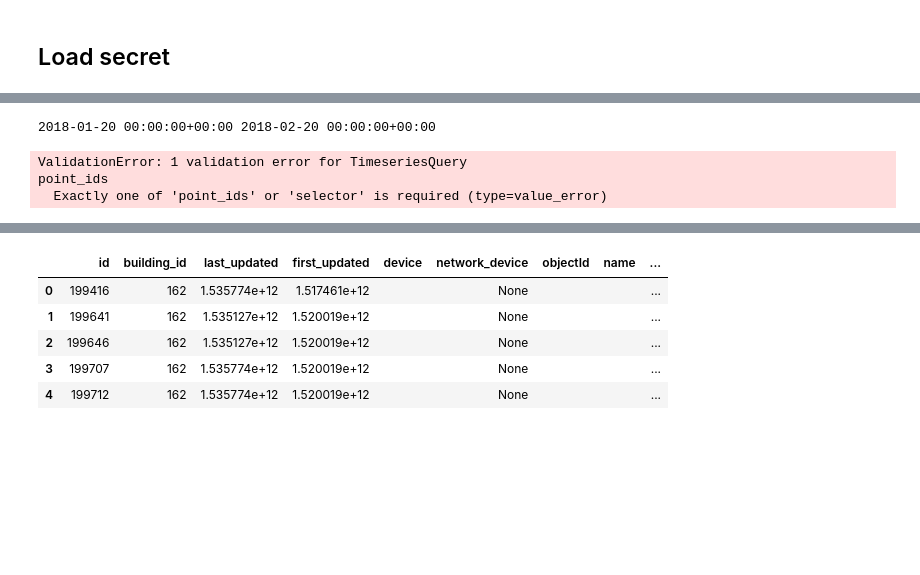
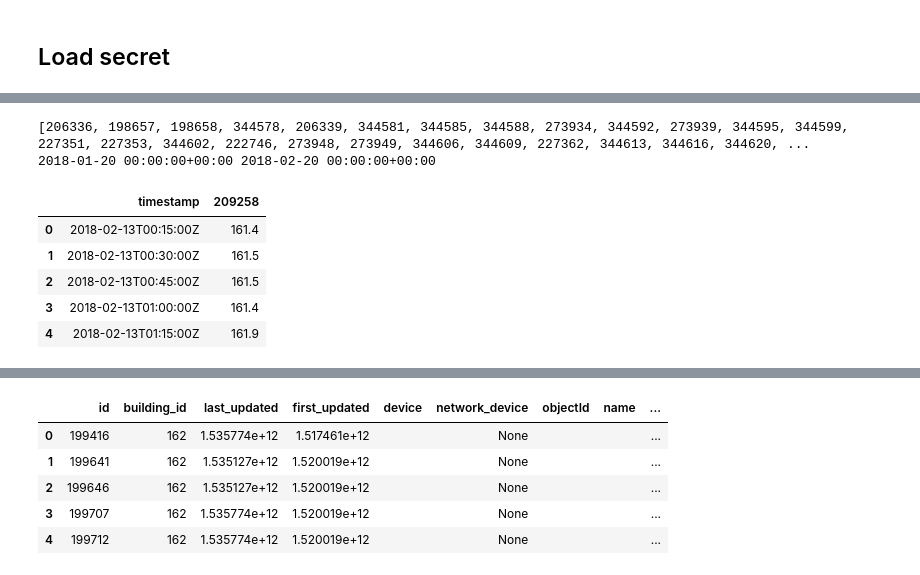
Before and after one commit to SB-Chalmers/SB_rtem_hackathon, a Jupyter notebook: RTEM Hackathon notebook.ipynb, the cells around one changed output, grey strips where cells are left out. Saved outputs shown, nothing was run; the diff lists cells and outputs as text; code cells hidden in the pictures; blank space fills up the shorter version.

```diff
--- a/RTEM Hackathon notebook.ipynb
+++ b/RTEM Hackathon notebook.ipynb
@@ -41,27 +40,33 @@ print(len(all_buildings))
 # %%
 query = PointSelector()
-query.point_types     = ['Zone Temperature']        # can list multiple point
-query.equipment_types = ['fcu']     # types, equipment types,
-query.buildings       = [417, 162, 259]           # buildings, etc.
+query.point_types     = ['Hot Water Supply Temperature']        # can list multiple point
+query.equipment_types = ['boiler']     # types, equipment types,
+query.buildings       = [98]           # buildings, etc.
 selection = client.select_points(query)
 points = selection["points"]
+
+print(points)
 
 sensor_metadata = pd.DataFrame(client.get_points_by_ids(points))
 
 #start_date = sensor_metadata.last_updated.apply(lambda x: datetime.fromtimestamp(x/1000, timezone.utc)).min()
 #end_date = sensor_metadata.first_updated.apply(lambda x: datetime.fromtimestamp(x/1000, timezone.utc)).max()
 
 tz = pytz.timezone('UTC')
 start_date = datetime(2018,1,20,0,0,0).replace(tzinfo=tz)
 end_date = datetime(2018,2,20,0,0,0).replace(tzinfo=tz)
 
 print(start_date, end_date)
 
 timeseries_query = TimeseriesQuery(point_ids = selection['points'], start = end_date - timedelta(days=7), end = end_date)
 sensor_data = points_df_from_streaming_timeseries(client.stream_point_timeseries(timeseries_query))
-print(sensor_data.head())
+sensor_data.head()
 # %% [output]
+[206336, 198657, 198658, 344578, 206339, 344581, 344585, 344588, 273934, 344592, 273939, 344595, 344599, 227351, 227353, 344602, 222746, 273948, 273949, 344606, 344609, 227362, 344613, 344616, 344620, ...
 2018-01-20 00:00:00+00:00 2018-02-20 00:00:00+00:00
-ValidationError: 1 validation error for TimeseriesQuery
-point_ids
-  Exactly one of 'point_ids' or 'selector' is required (type=value_error)
+|  | timestamp | 209258 |
+| 0 | 2018-02-13T00:15:00Z | 161.4 |
+| 1 | 2018-02-13T00:30:00Z | 161.5 |
+| 2 | 2018-02-13T00:45:00Z | 161.5 |
+| 3 | 2018-02-13T01:00:00Z | 161.4 |
+| 4 | 2018-02-13T01:15:00Z | 161.9 |
```
Also changed, not shown: parts of 5 cells of this notebook, 2 other files.
